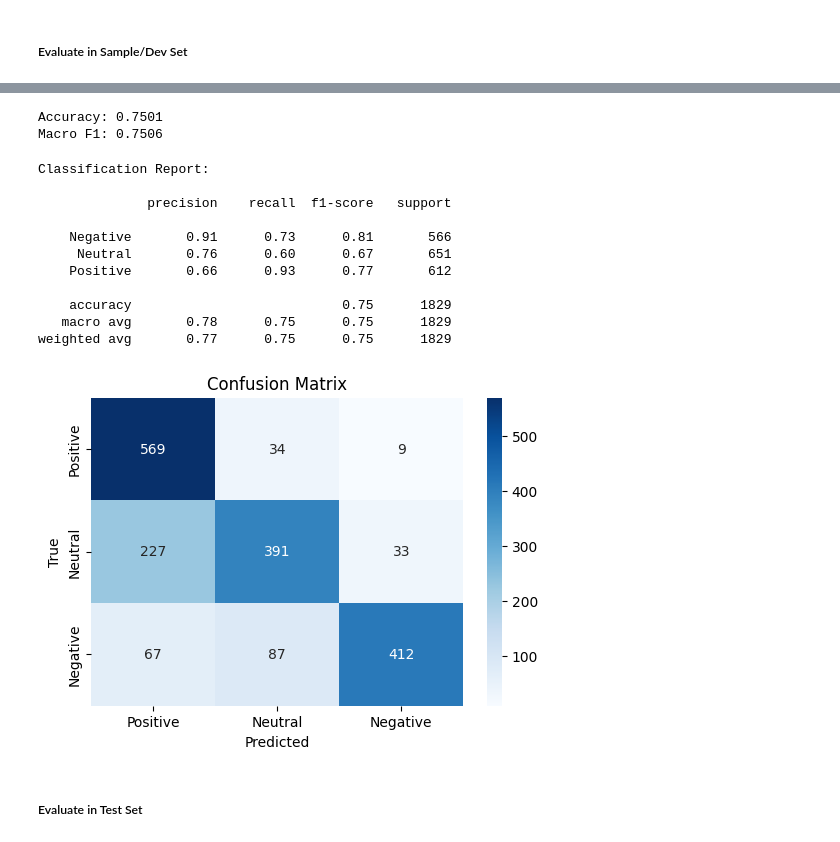
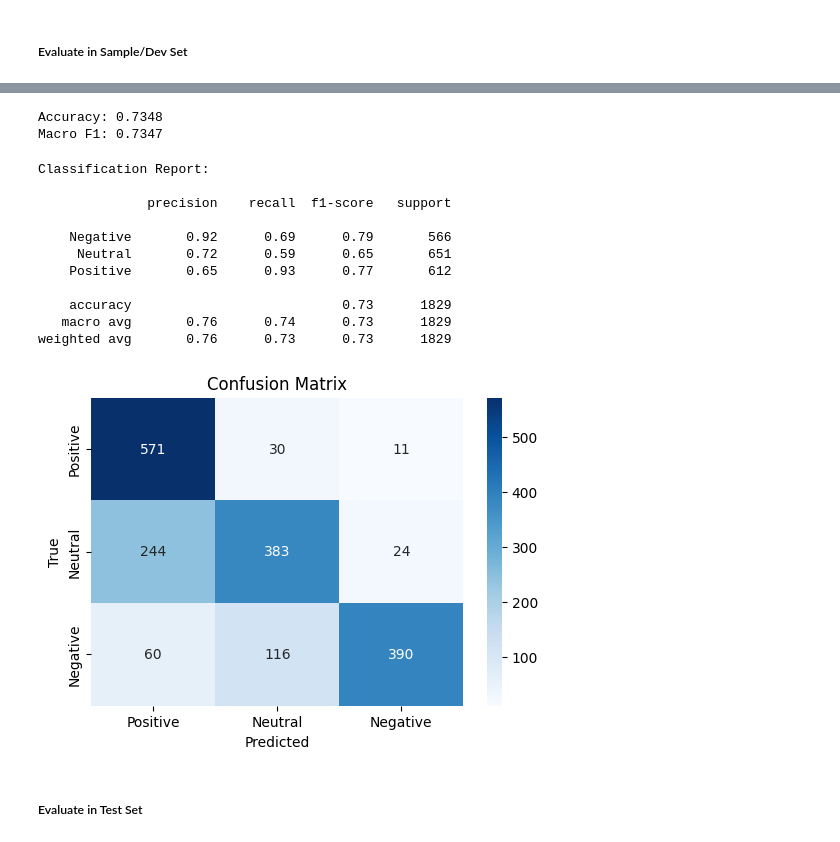
Before and after one commit to longkvy/mura-finance, a Jupyter notebook: notebooks/07_5hop_FullRun_Flanxxl.ipynb, the cells around one changed output, grey strips where cells are left out. Drawn from its saved outputs; the diff is of its cells as text; code cells hidden in the pictures.

```diff
--- a/notebooks/07_5hop_FullRun_Flanxxl.ipynb
+++ b/notebooks/07_5hop_FullRun_Flanxxl.ipynb
@@ -164,7 +157,10 @@ Answer in one token: Positive, Negative, or Neutral
 """.strip()
 # %%
 def run_prompt_batch(batch):
-    prompts = [prompt_only(t, tk) for t, tk in zip(batch[TEXT_COL], batch[TICKER_COL])]
+    prompts = [
+        prompt_only(t, tk)
+        for t, tk in zip(batch[TEXT_COL], batch[TICKER_COL])
+    ]
     outputs = pipe(prompts, max_new_tokens=5, truncation=True)
     batch["prompt_pred"] = [o["generated_text"].strip() for o in outputs]
     return batch
@@ -766,22 +678,25 @@ Neutral
 results = []
 
 for _, row in tqdm(sample_df.iterrows(), total=len(sample_df)):
+
     title = row["title"]
     ticker = row["ticker"]
+    text = row["text"]
+    in_context = row["text"]
+    ex_context_1 = row["external_context_1"]
+    ex_context_2 = row["external_context_2"]
+    ex_context_3 = row["external_context_3"]
 
-    output = run_fx_pipeline(title, ticker)
+    hop1, hop2, hop3, final = run_multihop_RAG_debug(title, ticker, in_context, ex_context_1, ex_context_2, ex_context_3)
 
-    results.append(
-        {
-            "mode": output["mode"],
-            "title": title,
-            "ticker": ticker,
-            "true_sentiment": row["true_sentiment"],
-            "hop1_bc_sentiment": output["hop1"],
-            "hop2_bc_sentiment": output["hop2_bc"],
-            "hop3_qc_sentiment": output["hop3_qc"],
-            "final_prediction": output["final"],
-        }
-    )
+    results.append({
+        "title": title,
+        "ticker": ticker,
+        "true_sentiment": row["true_sentiment"],
+        "hop1_bc_sentiment": hop1,
+        "hop2_bc_sentiment": hop2,
+        "hop3_qc_sentiment": hop3,
+        "final_prediction": final
+    })
 
 debug_df = pd.DataFrame(results)
@@ -807,56 +719,49 @@ debug_df.to_csv("data/finance/result_dev_hybrid.csv", index=False)
 # %%
-from sklearn.metrics import (
-    accuracy_score,
-    f1_score,
-    classification_report,
-    confusion_matrix,
-)
+from sklearn.metrics import accuracy_score, f1_score, classification_report, confusion_matrix
 
 # --- Metrics ---
 accuracy = accuracy_score(debug_df["true_sentiment"], debug_df["final_prediction"])
-macro_f1 = f1_score(
-    debug_df["true_sentiment"], debug_df["final_prediction"], average="macro"
-)
+macro_f1 = f1_score(debug_df["true_sentiment"], debug_df["final_prediction"], average="macro")
 
 print(f"Accuracy: {accuracy:.4f}")
 print(f"Macro F1: {macro_f1:.4f}")
 # %% [output]
-Accuracy: 0.7501
-Macro F1: 0.7506
+Accuracy: 0.7348
+Macro F1: 0.7347
 # %%
 print("\nClassification Report:\n")
 print(classification_report(debug_df["true_sentiment"], debug_df["final_prediction"]))
 
 labels = ["Positive", "Neutral", "Negative"]
 
 cm = confusion_matrix(
-    debug_df["true_sentiment"], debug_df["final_prediction"], labels=labels
+    debug_df["true_sentiment"],
+    debug_df["final_prediction"],
+    labels=labels
 )
 
 # draw confusion matrix
 import seaborn as sns
 import matplotlib.pyplot as plt
 
 plt.figure(figsize=(6, 4))
-sns.heatmap(
-    cm, annot=True, fmt="d", cmap="Blues", xticklabels=labels, yticklabels=labels
-)
+sns.heatmap(cm, annot=True, fmt="d", cmap="Blues", xticklabels=labels, yticklabels=labels)
 plt.xlabel("Predicted")
 plt.ylabel("True")
 plt.title("Confusion Matrix")
 plt.show()
 # %% [output]
 Classification Report:
 
               precision    recall  f1-score   support
 
-    Negative       0.91      0.73      0.81       566
-     Neutral       0.76      0.60      0.67       651
-    Positive       0.66      0.93      0.77       612
+    Negative       0.92      0.69      0.79       566
+     Neutral       0.72      0.59      0.65       651
+    Positive       0.65      0.93      0.77       612
 
-    accuracy                           0.75      1829
-   macro avg       0.78      0.75      0.75      1829
-weighted avg       0.77      0.75      0.75      1829
+    accuracy                           0.73      1829
+   macro avg       0.76      0.74      0.73      1829
+weighted avg       0.76      0.73      0.73      1829
-[figure, old version]
+[figure, new version]
 # %% [markdown]
 ##### Evaluate in Test Set
```
Also changed, not shown: parts of 44 cells of this notebook.
